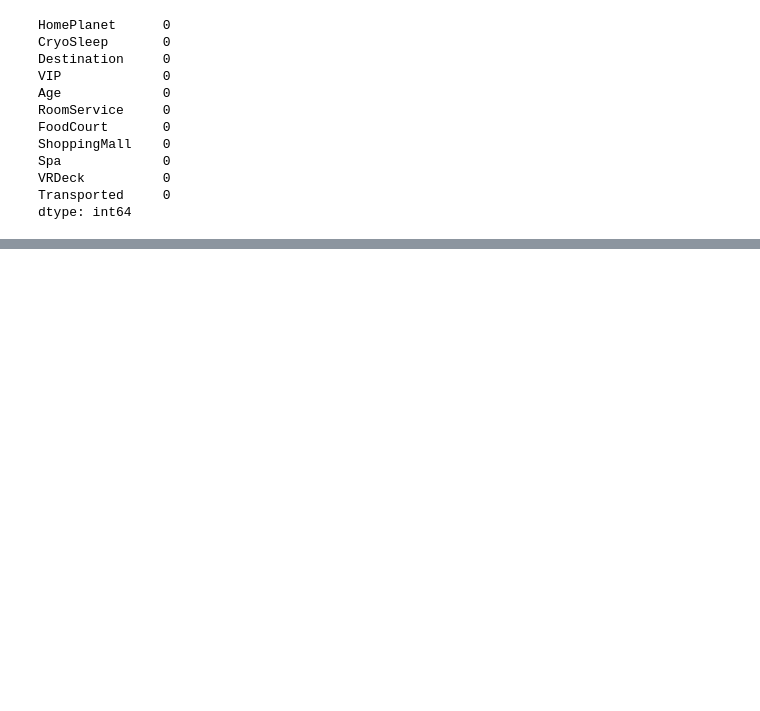
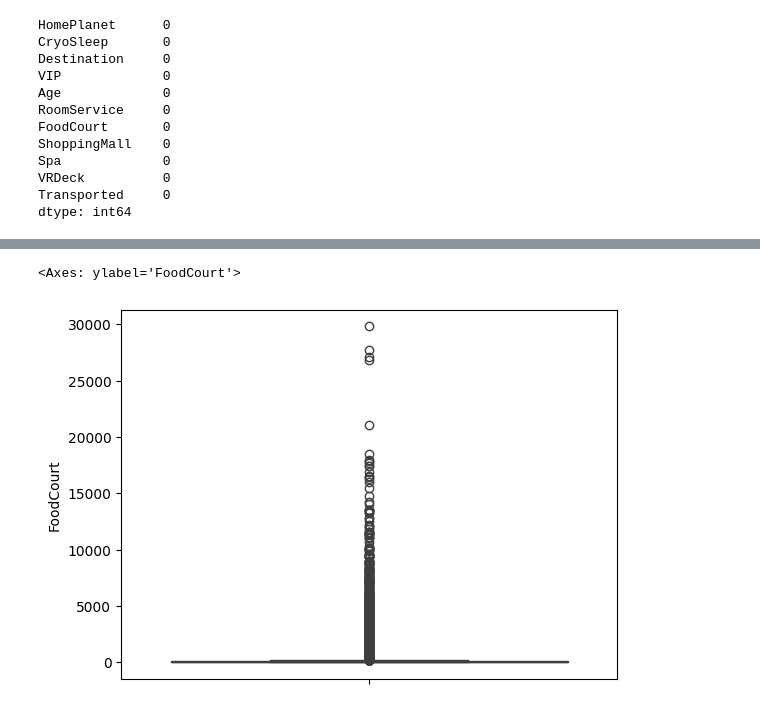
Before and after one commit to 7PAM2015-0509-2023TEAM1/Kaggle-Challenge, a Jupyter notebook: Kaggle_Challenge.ipynb, the cells around one changed output, grey strips where cells are left out. Drawn from its saved outputs; the diff is of its cells as text; code cells hidden in the pictures; blank space fills up the shorter version.

```diff
--- a/Kaggle_Challenge.ipynb
+++ b/Kaggle_Challenge.ipynb
@@ -484,0 +556,5 @@ dtype: int64
+# %%
+sns.boxplot(df_new['FoodCourt'])
+# %% [output]
+<Axes: ylabel='FoodCourt'>
+[figure, added]
```
Also changed, not shown: parts of 23 cells of this notebook.
